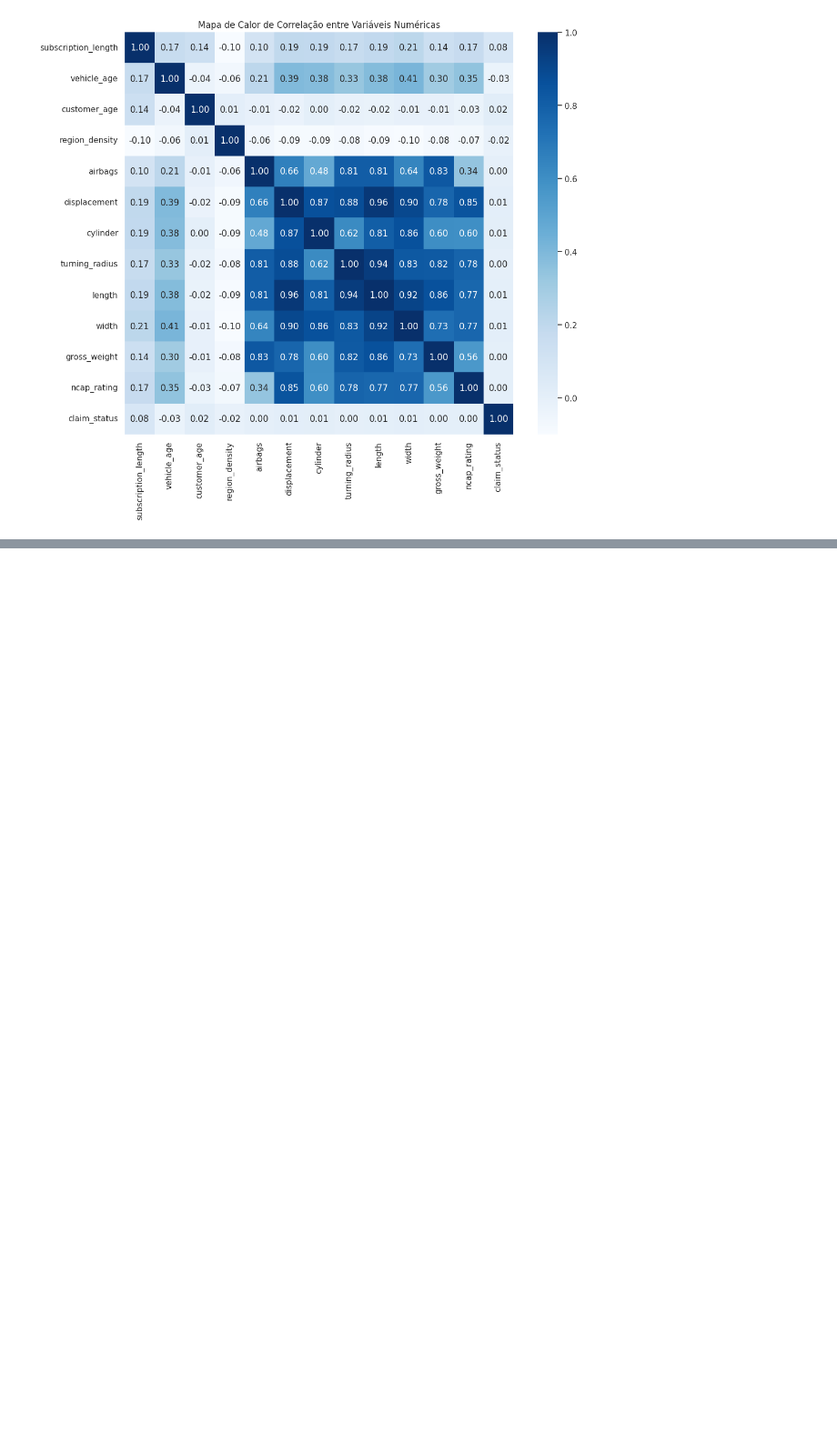
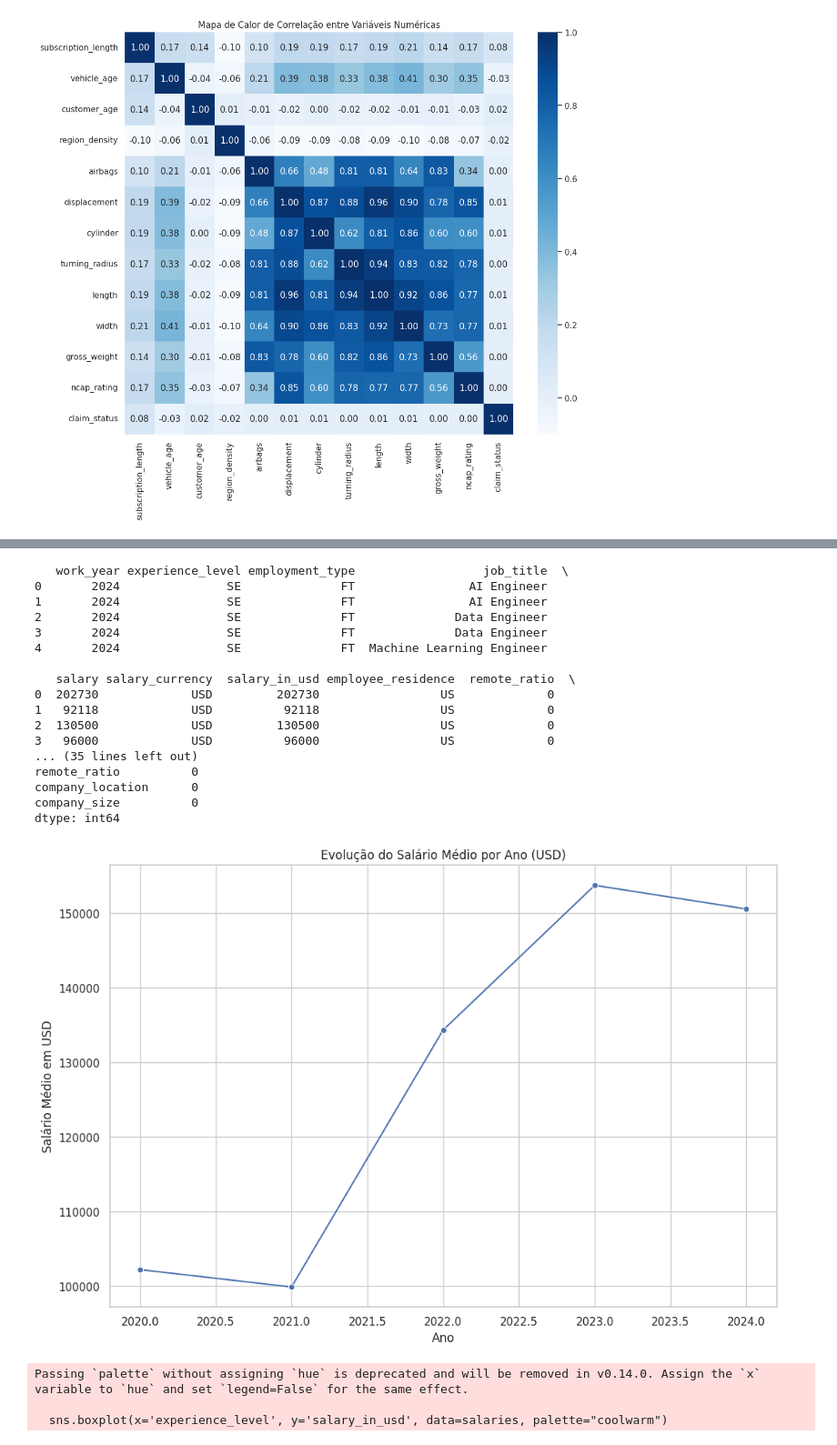
Before and after one commit to Gabriel-Brenner/DataPUCPR1, a Jupyter notebook: Exercício_L08_Automated_machine_learning_(AutoML).ipynb, the cells around one changed output, grey strips where cells are left out. Shown at 91% size. Cells and saved outputs as stored; diff of their text form; code cells hidden in the pictures; blank space fills up the shorter version.

```diff
--- a/Exercício_L08_Automated_machine_learning_(AutoML).ipynb
+++ b/Exercício_L08_Automated_machine_learning_(AutoML).ipynb
@@ -190,0 +177,78 @@ dtype: int64
+# %%
+# Importar bibliotecas necessárias para EDA
+import pandas as pd
+import matplotlib.pyplot as plt
+import seaborn as sns
+
+# Especificar o caminho onde o arquivo CSV está armazenado
+path = '/content/drive/MyDrive/Dados08/'
+
+# Carregar dados do dataset "salaries (2).csv"
+salaries = pd.read_csv(f'{path}salaries (2).csv')
+
+# Configurações para os gráficos
+sns.set(style="whitegrid")
+
+# Visualização inicial dos dados e checagem de nulos
+print(salaries.head())
+print(salaries.info())
+print(salaries.isnull().sum())
+
+# Evolução do salário médio por ano
+plt.figure(figsize=(12, 8))
+average_salary_by_year = salaries.groupby('work_year')['salary_in_usd'].mean()
+sns.lineplot(x=average_salary_by_year.index, y=average_salary_by_year.values, marker='o')
+plt.title('Evolução do Salário Médio por Ano (USD)')
+plt.xlabel('Ano')
+plt.ylabel('Salário Médio em USD')
+plt.grid(True)
+plt.show()
+
+# Distribuição de salários por nível de experiência
+plt.figure(figsize=(12, 8))
+sns.boxplot(x='experience_level', y='salary_in_usd', data=salaries, palette="coolwarm")
+plt.title('Distribuição de Salários por Nível de Experiência')
+plt.xlabel('Nível de Experiência')
+plt.ylabel('Salário em USD')
+plt.xticks(rotation=45)
+plt.show()
+
+# Análise de salários por tipo de emprego
+plt.figure(figsize=(12, 8))
+sns.boxplot(x='employment_type', y='salary_in_usd', data=salaries, palette="coolwarm")
+plt.title('Distribuição de Salários por Tipo de Emprego')
+plt.xlabel('Tipo de Emprego')
+plt.ylabel('Salário em USD')
+plt.xticks(rotation=45)
+plt.show()
+
+# Análise de salários por tamanho da empresa
+plt.figure(figsize=(12, 8))
+sns.boxplot(x='company_size', y='salary_in_usd', data=salaries, palette="coolwarm")
+plt.title('Distribuição de Salários por Tamanho da Empresa')
+plt.xlabel('Tamanho da Empresa')
+plt.ylabel('Salário em USD')
+plt.xticks(rotation=45)
+plt.show()
+# %% [output]
+   work_year experience_level employment_type                  job_title  \
+0       2024               SE              FT                AI Engineer
+1       2024               SE              FT                AI Engineer
+2       2024               SE              FT              Data Engineer
+3       2024               SE              FT              Data Engineer
+4       2024               SE              FT  Machine Learning Engineer
+
+   salary salary_currency  salary_in_usd employee_residence  remote_ratio  \
+0  202730             USD         202730                 US             0
+1   92118             USD          92118                 US             0
+2  130500             USD         130500                 US             0
+3   96000             USD          96000                 US             0
+... (35 lines left out)
+remote_ratio          0
+company_location      0
+company_size          0
+dtype: int64
+[figure, added]
+Passing `palette` without assigning `hue` is deprecated and will be removed in v0.14.0. Assign the `x` variable to `hue` and set `legend=False` for the same effect.
+
+  sns.boxplot(x='experience_level', y='salary_in_usd', data=salaries, palette="coolwarm")
```
Also changed, not shown: parts of 5 cells of this notebook.
